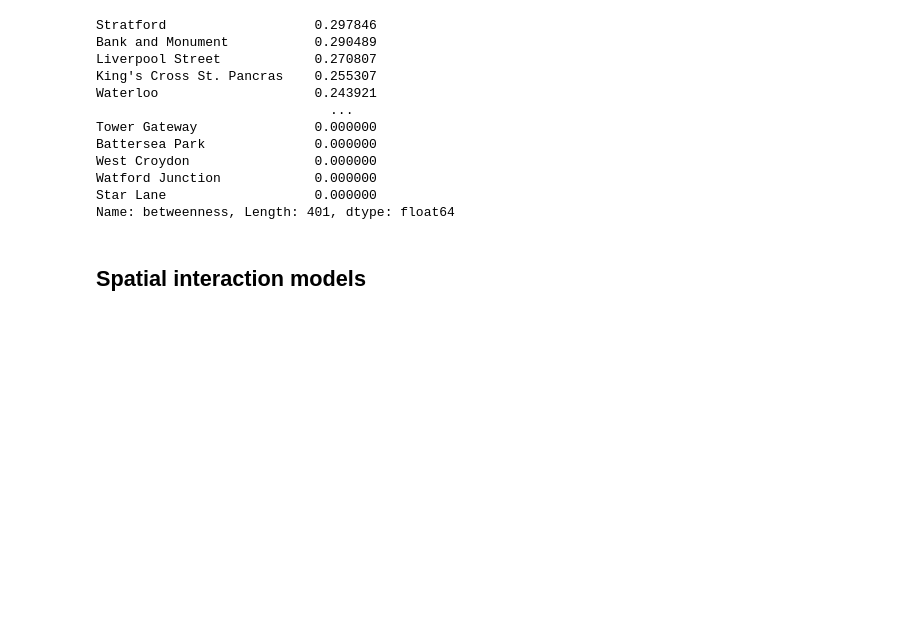
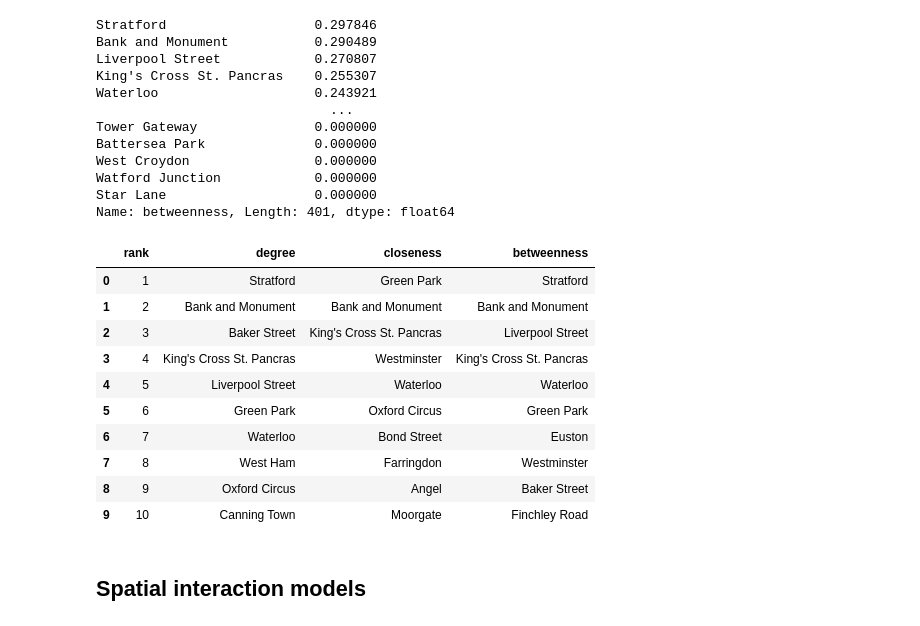
Before and after one commit to rpoandres/US_Assessment, a Jupyter notebook: US_Assessment.ipynb, the cells around one changed output. Cells and saved outputs as stored; diff of their text form; code cells hidden in the pictures; blank space fills up the shorter version.

Commit message:
Centrality measures rankings

```diff
--- a/US_Assessment.ipynb
+++ b/US_Assessment.ipynb
@@ -229,6 +229,32 @@ West Croydon                0.000000
 Watford Junction            0.000000
 Star Lane                   0.000000
 Name: betweenness, Length: 401, dtype: float64
+# %%
+df_ranking = pd.DataFrame()
+rank = list(range(1, df_centrality.shape[0]+1))
+df_ranking['rank'] = rank
+
+degree_rank = df_centrality.sort_values(by='degree',ascending=False).index.values.tolist()
+clos_rank = df_centrality.sort_values(by='closeness',ascending=False).index.values.tolist()
+bet_rank = df_centrality.sort_values(by='betweenness',ascending=False).index.values.tolist()
+
+df_ranking['degree'] = degree_rank
+df_ranking['closeness'] = clos_rank
+df_ranking['betweenness'] = bet_rank
+
+df_ranking.head(10)
+# %% [output]
+|  | rank | degree | closeness | betweenness |
+| 0 | 1 | Stratford | Green Park | Stratford |
+| 1 | 2 | Bank and Monument | Bank and Monument | Bank and Monument |
+| 2 | 3 | Baker Street | King's Cross St. Pancras | Liverpool Street |
+| 3 | 4 | King's Cross St. Pancras | Westminster | King's Cross St. Pancras |
+| 4 | 5 | Liverpool Street | Waterloo | Waterloo |
+| 5 | 6 | Green Park | Oxford Circus | Green Park |
+| 6 | 7 | Waterloo | Bond Street | Euston |
+| 7 | 8 | West Ham | Farringdon | Westminster |
+| 8 | 9 | Oxford Circus | Angel | Baker Street |
+| 9 | 10 | Canning Town | Moorgate | Finchley Road |
 # %% [markdown]
 ## Spatial interaction models
 # %% [markdown]
```
